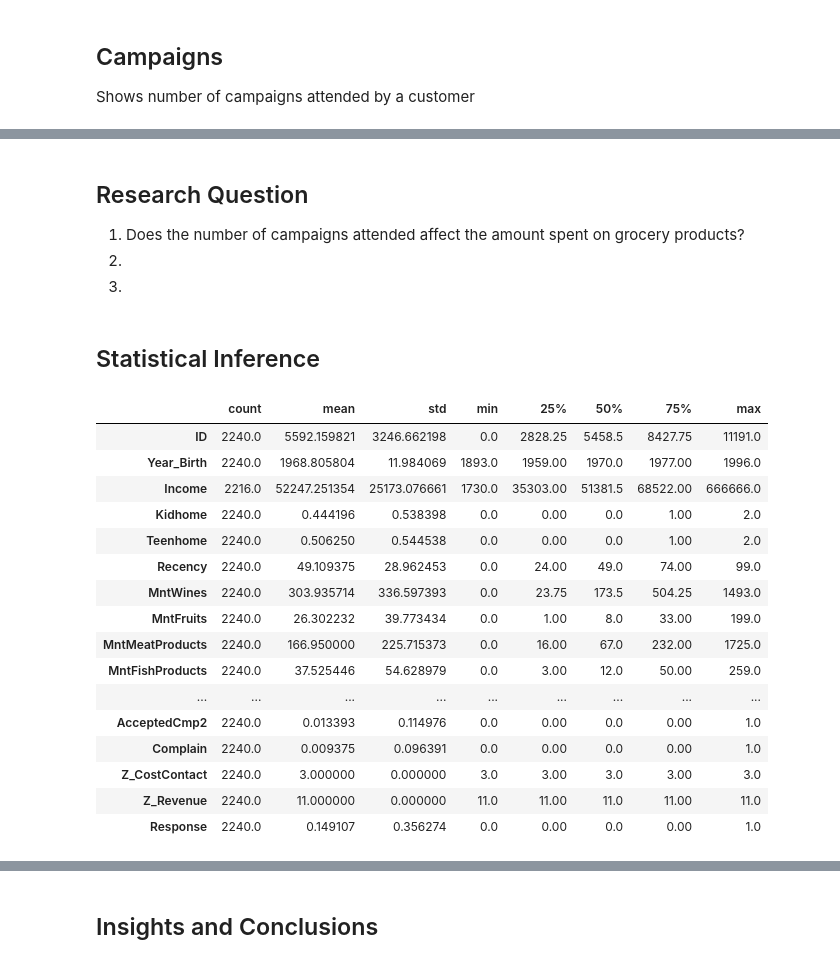
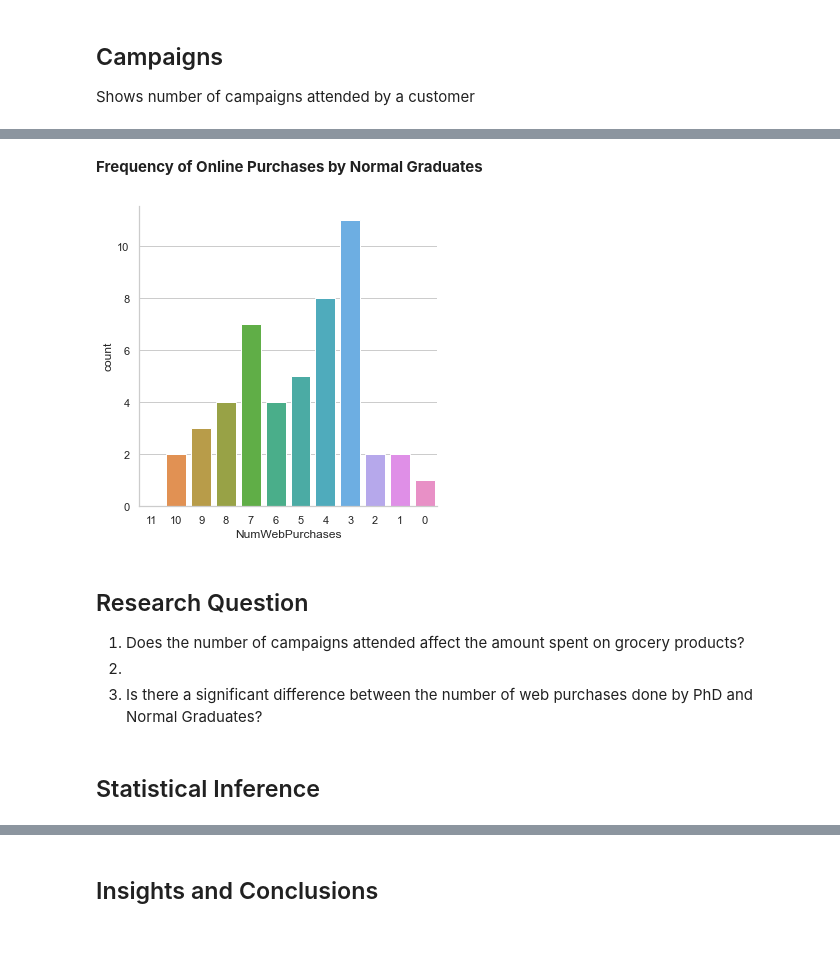
Before and after one commit to Margaret-Inguillo/CSMODEL, a Jupyter notebook: Sales1.ipynb, the cells around one changed output, grey strips where cells are left out. Saved outputs shown, nothing was run; the diff lists cells and outputs as text; code cells hidden in the pictures.

```diff
--- a/Sales1.ipynb
+++ b/Sales1.ipynb
@@ -306,28 +273,16 @@ edu_plot = sns.catplot(x="Total_Children", y="Total_Exp", order=[0,1,2], data=sa
+# %% [markdown]
+**Frequency of Online Purchases by Normal Graduates**
+# %%
+Grad_stats_df=sample_stats_df[sample_stats_df["Education"]== 'Graduation']
+sns.set_theme(style="whitegrid")
+edu_plot = sns.catplot(x="NumWebPurchases", kind="count", order=[11,10,9,8,7,6,5,4,3,2,1,0] ,data=Grad_stats_df)
+# %% [output]
+[figure, added]
 # %% [markdown]
 ## Research Question
 
 1. Does the number of campaigns attended affect the amount spent on grocery products?
 2.
-3.
+3. Is there a significant difference between the number of web purchases done by PhD and Normal Graduates?
 # %% [markdown]
 ## Statistical Inference
-# %%
-stats_df.describe().T
-# %% [output]
-|  | count | mean | std | min | 25% | 50% | 75% | max |
-| ID | 2240.0 | 5592.159821 | 3246.662198 | 0.0 | 2828.25 | 5458.5 | 8427.75 | 11191.0 |
-| Year_Birth | 2240.0 | 1968.805804 | 11.984069 | 1893.0 | 1959.00 | 1970.0 | 1977.00 | 1996.0 |
-| Income | 2216.0 | 52247.251354 | 25173.076661 | 1730.0 | 35303.00 | 51381.5 | 68522.00 | 666666.0 |
-| Kidhome | 2240.0 | 0.444196 | 0.538398 | 0.0 | 0.00 | 0.0 | 1.00 | 2.0 |
-| Teenhome | 2240.0 | 0.506250 | 0.544538 | 0.0 | 0.00 | 0.0 | 1.00 | 2.0 |
-| Recency | 2240.0 | 49.109375 | 28.962453 | 0.0 | 24.00 | 49.0 | 74.00 | 99.0 |
-| MntWines | 2240.0 | 303.935714 | 336.597393 | 0.0 | 23.75 | 173.5 | 504.25 | 1493.0 |
-| MntFruits | 2240.0 | 26.302232 | 39.773434 | 0.0 | 1.00 | 8.0 | 33.00 | 199.0 |
-| MntMeatProducts | 2240.0 | 166.950000 | 225.715373 | 0.0 | 16.00 | 67.0 | 232.00 | 1725.0 |
-| MntFishProducts | 2240.0 | 37.525446 | 54.628979 | 0.0 | 3.00 | 12.0 | 50.00 | 259.0 |
-| ... | ... | ... | ... | ... | ... | ... | ... | ... |
-| AcceptedCmp2 | 2240.0 | 0.013393 | 0.114976 | 0.0 | 0.00 | 0.0 | 0.00 | 1.0 |
-| Complain | 2240.0 | 0.009375 | 0.096391 | 0.0 | 0.00 | 0.0 | 0.00 | 1.0 |
-| Z_CostContact | 2240.0 | 3.000000 | 0.000000 | 3.0 | 3.00 | 3.0 | 3.00 | 3.0 |
-| Z_Revenue | 2240.0 | 11.000000 | 0.000000 | 11.0 | 11.00 | 11.0 | 11.00 | 11.0 |
-| Response | 2240.0 | 0.149107 | 0.356274 | 0.0 | 0.00 | 0.0 | 0.00 | 1.0 |
```
Also changed, not shown: parts of 36 cells of this notebook.
